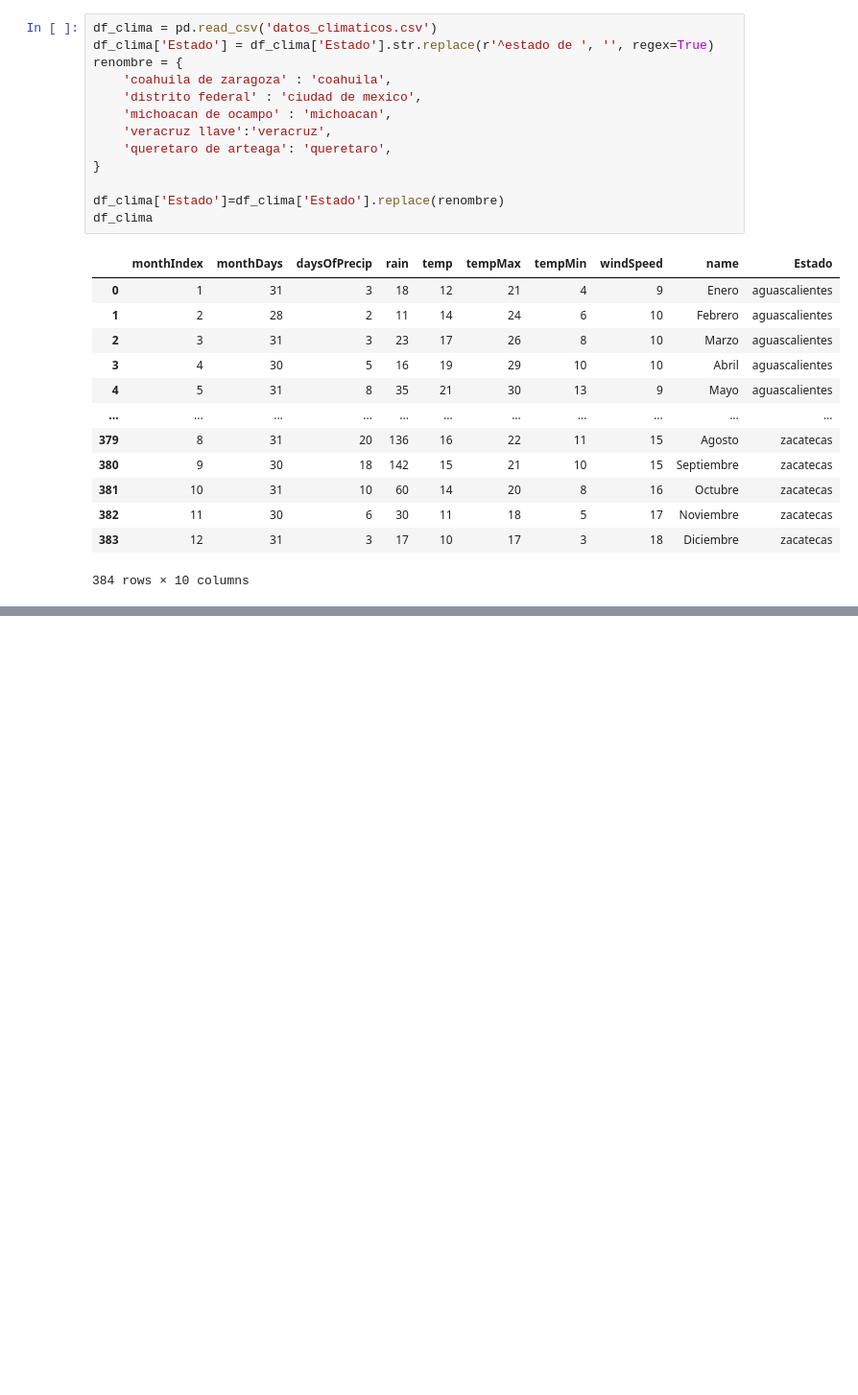
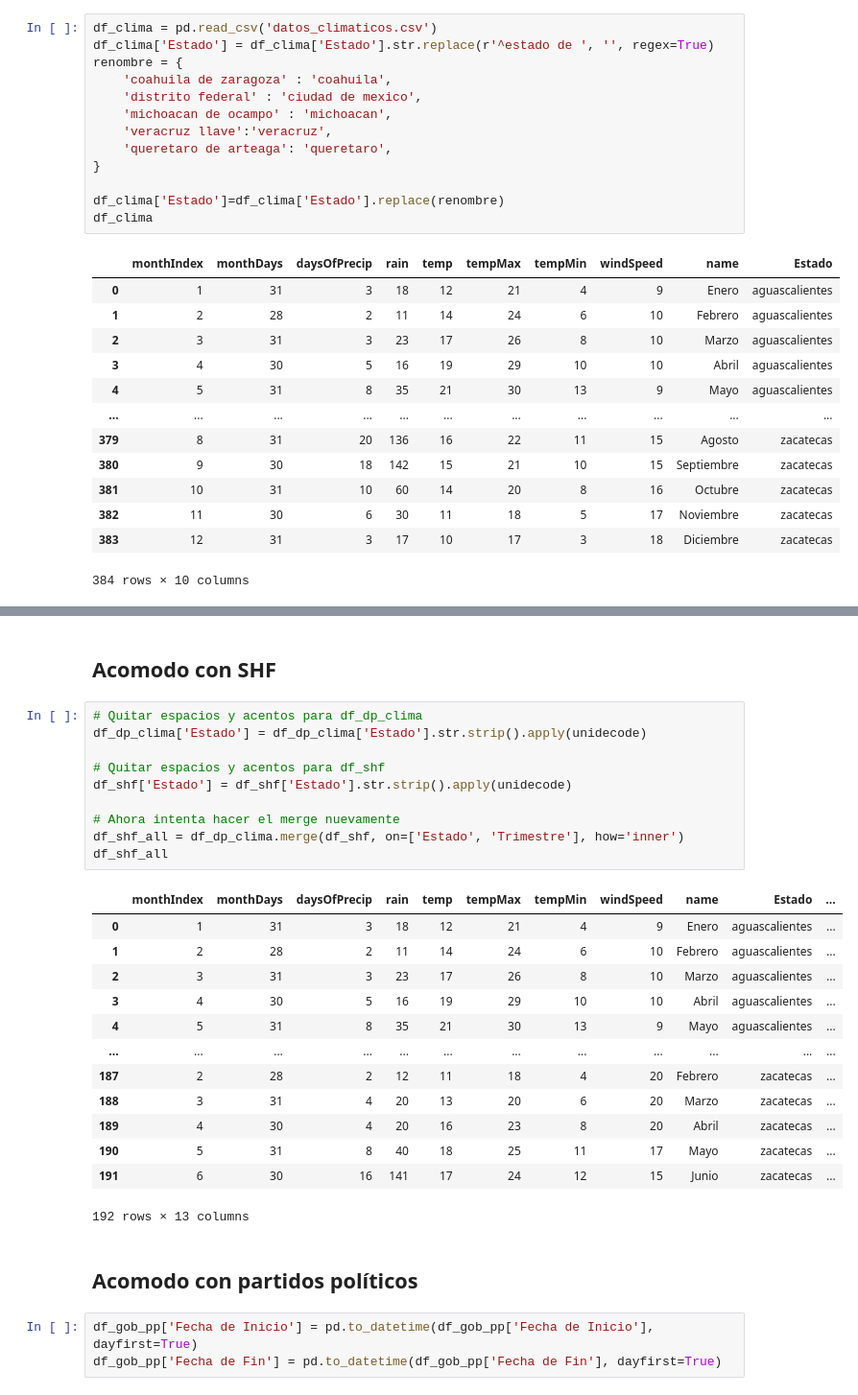
Before and after one commit to BryanPP97/airflow_cobrit, a Jupyter notebook: dags/utils/scraper.ipynb, the cells around one changed output, grey strips where cells are left out. Shown at 96% size. Cells and saved outputs as stored; diff of their text form; blank space fills up the shorter version.

Commit message:
se termina el acomodo

```diff
--- a/dags/utils/scraper.ipynb
+++ b/dags/utils/scraper.ipynb
@@ -1136,0 +1151,31 @@ Index: []
+# %% [markdown]
+## Acomodo con SHF
+# %%
+# Quitar espacios y acentos para df_dp_clima
+df_dp_clima['Estado'] = df_dp_clima['Estado'].str.strip().apply(unidecode)
+
+# Quitar espacios y acentos para df_shf
+df_shf['Estado'] = df_shf['Estado'].str.strip().apply(unidecode)
+
+# Ahora intenta hacer el merge nuevamente
+df_shf_all = df_dp_clima.merge(df_shf, on=['Estado', 'Trimestre'], how='inner')
+df_shf_all
+# %% [output]
+|  | monthIndex | monthDays | daysOfPrecip | rain | temp | tempMax | tempMin | windSpeed | name | Estado | ... |
+| 0 | 1 | 31 | 3 | 18 | 12 | 21 | 4 | 9 | Enero | aguascalientes | ... |
+| 1 | 2 | 28 | 2 | 11 | 14 | 24 | 6 | 10 | Febrero | aguascalientes | ... |
+| 2 | 3 | 31 | 3 | 23 | 17 | 26 | 8 | 10 | Marzo | aguascalientes | ... |
+| 3 | 4 | 30 | 5 | 16 | 19 | 29 | 10 | 10 | Abril | aguascalientes | ... |
+| 4 | 5 | 31 | 8 | 35 | 21 | 30 | 13 | 9 | Mayo | aguascalientes | ... |
+| ... | ... | ... | ... | ... | ... | ... | ... | ... | ... | ... | ... |
+| 187 | 2 | 28 | 2 | 12 | 11 | 18 | 4 | 20 | Febrero | zacatecas | ... |
+| 188 | 3 | 31 | 4 | 20 | 13 | 20 | 6 | 20 | Marzo | zacatecas | ... |
+| 189 | 4 | 30 | 4 | 20 | 16 | 23 | 8 | 20 | Abril | zacatecas | ... |
+| 190 | 5 | 31 | 8 | 40 | 18 | 25 | 11 | 17 | Mayo | zacatecas | ... |
+| 191 | 6 | 30 | 16 | 141 | 17 | 24 | 12 | 15 | Junio | zacatecas | ... |
+192 rows × 13 columns
+# %% [markdown]
+## Acomodo con partidos políticos
+# %%
+df_gob_pp['Fecha de Inicio'] = pd.to_datetime(df_gob_pp['Fecha de Inicio'], dayfirst=True)
+df_gob_pp['Fecha de Fin'] = pd.to_datetime(df_gob_pp['Fecha de Fin'], dayfirst=True)
```
Also changed, not shown: parts of 8 cells of this notebook, 3 other files.
